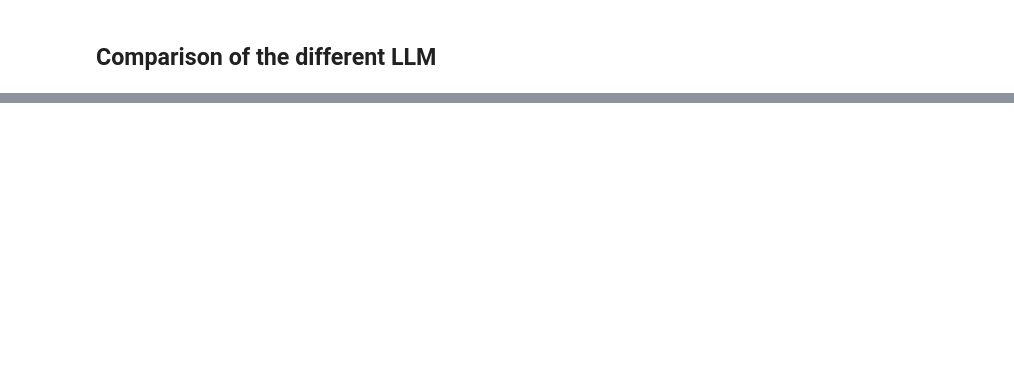
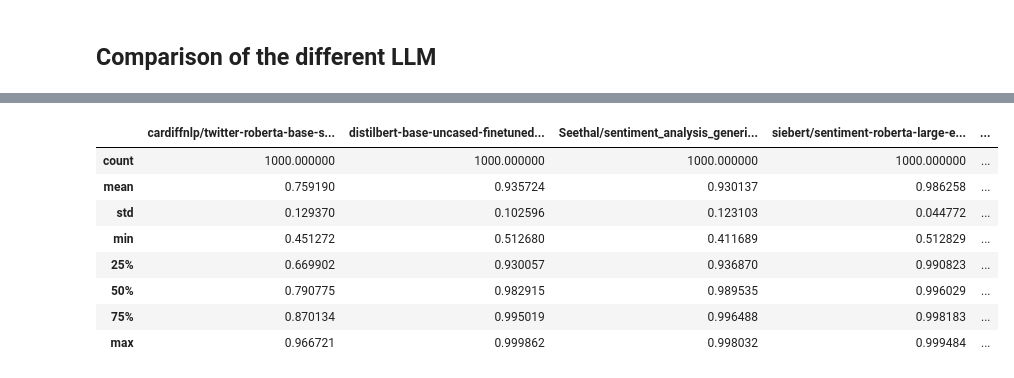
Before and after one commit to syX113/hslu-nlp, a Jupyter notebook: stage2/02-data-annotation.ipynb, the cells around one changed output, grey strips where cells are left out. Saved outputs shown, nothing was run; the diff lists cells and outputs as text; code cells hidden in the pictures; blank space fills up the shorter version.

```diff
--- a/stage2/02-data-annotation.ipynb
+++ b/stage2/02-data-annotation.ipynb
@@ -370,3 +507,15 @@ sampled_documents[models+ ['flan','sentiment_manual']].head(25)
+# %%
+sampled_documents[models+ ['flan','chat_gpt', 'sentiment_manual']].describe()
+# %% [output]
+|  | cardiffnlp/twitter-roberta-base-s... | distilbert-base-uncased-finetuned... | Seethal/sentiment_analysis_generi... | siebert/sentiment-roberta-large-e... | ... |
+| count | 1000.000000 | 1000.000000 | 1000.000000 | 1000.000000 | ... |
+| mean | 0.759190 | 0.935724 | 0.930137 | 0.986258 | ... |
+| std | 0.129370 | 0.102596 | 0.123103 | 0.044772 | ... |
+| min | 0.451272 | 0.512680 | 0.411689 | 0.512829 | ... |
+| 25% | 0.669902 | 0.930057 | 0.936870 | 0.990823 | ... |
+| 50% | 0.790775 | 0.982915 | 0.989535 | 0.996029 | ... |
+| 75% | 0.870134 | 0.995019 | 0.996488 | 0.998183 | ... |
+| max | 0.966721 | 0.999862 | 0.998032 | 0.999484 | ... |
 # %%
 # Function to normalize scores with defined cut-off borders
 def normalize_score(score):
```
Also changed, not shown: parts of 47 cells of this notebook, 1 other file.
